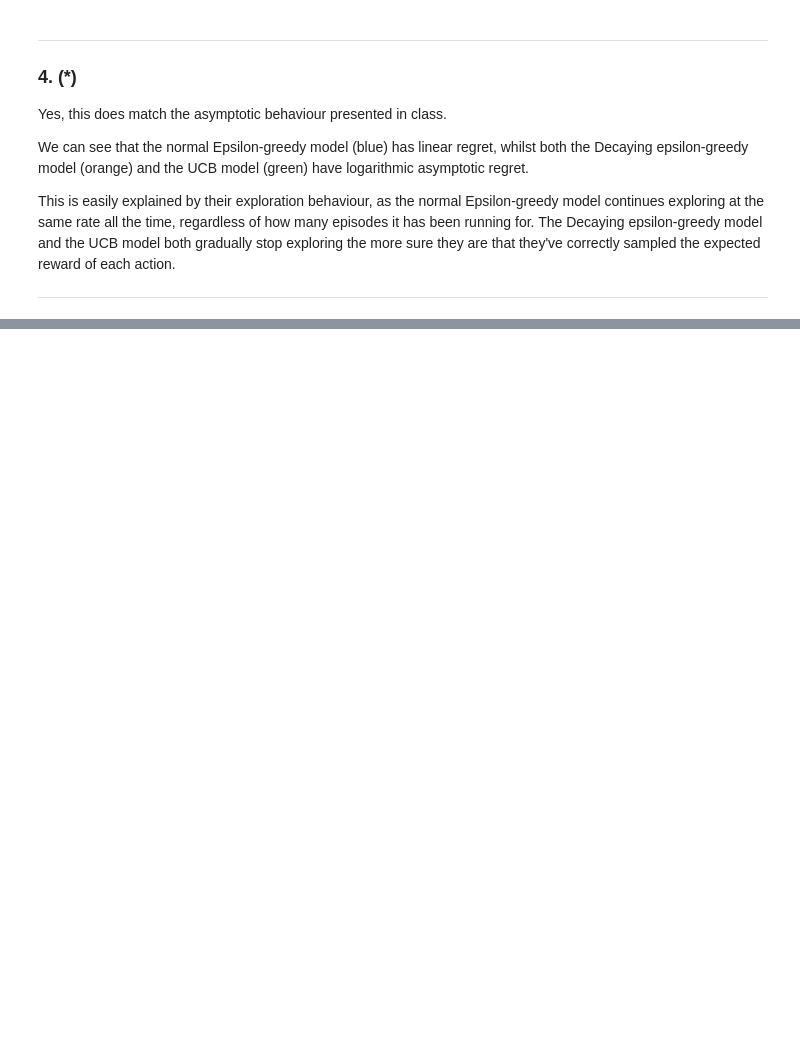
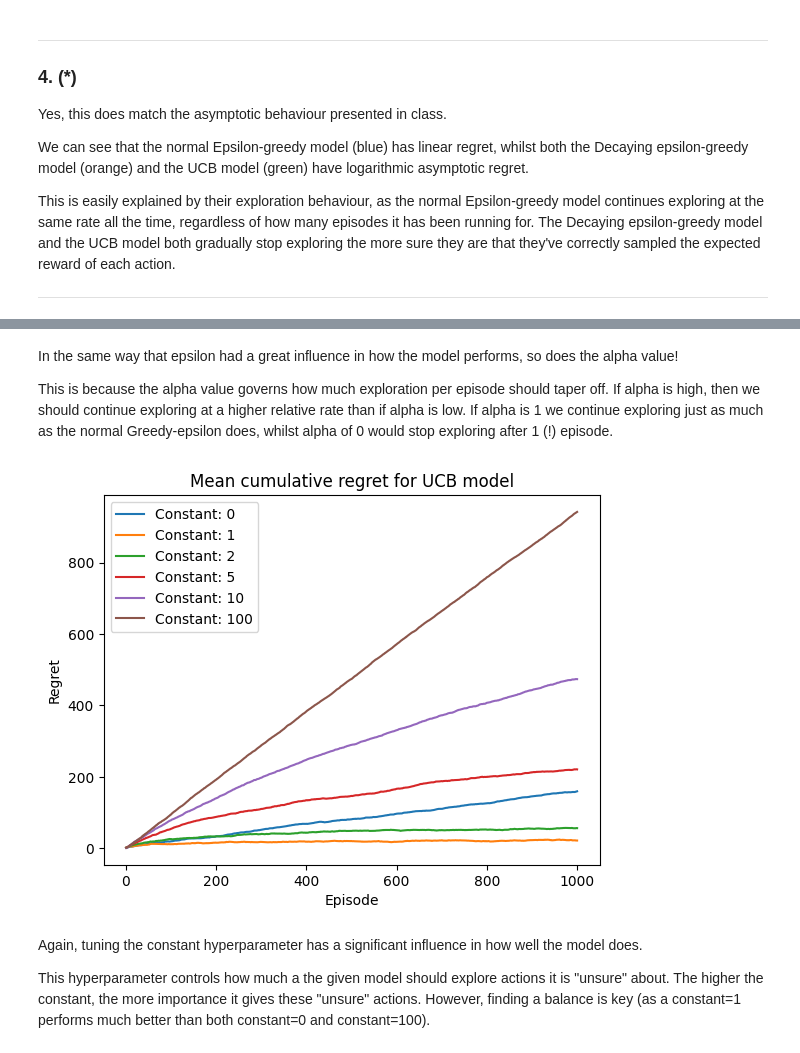
Before and after one commit to RunarFosse/INF368A-Problems, a Jupyter notebook: Problem 1/Report.ipynb, the cells around one changed output, grey strips where cells are left out. Saved outputs shown, nothing was run; the diff lists cells and outputs as text; code cells hidden in the pictures; blank space fills up the shorter version.

```diff
--- a/Problem 1/Report.ipynb
+++ b/Problem 1/Report.ipynb
@@ -140,0 +219,44 @@ This is easily explained by their exploration behaviour, as the normal Epsilon-g
+# %% [markdown]
+In the same way that epsilon had a great influence in how the model performs, so does the alpha value!
+
+This is because the alpha value governs how much exploration per episode should taper off. If alpha is high, then we should continue exploring at a higher relative rate than if alpha is low. If alpha is 1 we continue exploring just as much as the normal Greedy-epsilon does, whilst alpha of 0 would stop exploring after 1 (!) episode.
+# %%
+# Train several versions of UCB with differing c values
+constants = [0, 1, 2, 5, 10, 100]
+
+constant_tuned_mean_cumulative_regrets = {}
+for constant in constants:
+    constant_tuned_mean_cumulative_regrets[constant] = [0] * episodes
+    for _ in range(experiments):
+        agent = UCB(constant=constant)
+        observation, reward, terminated, truncated, info = env.reset()
+
+        cumulative_reward = 0
+        for episode in range(1, episodes+1):
+            action = agent.sample(episode)
+            observation, reward, terminated, truncated, info = env.step(action)
+
+            agent.update(action, reward)
+
+            cumulative_reward += reward
+            constant_tuned_mean_cumulative_regrets[constant][episode-1] += (episode * env.means[env.get_optimal_action()] - cumulative_reward) / experiments
+
+            if terminated or truncated:
+                observation, reward, terminated, truncated, info = env.reset()
+# %%
+# Plot the different cumulative regret values for each respective alpha value
+for constant, regrets in constant_tuned_mean_cumulative_regrets.items():
+    plt.plot(np.arange(1, episodes+1), regrets, label="Constant: " + str(constant))
+
+plt.title("Mean cumulative regret for UCB model")
+plt.xlabel("Episode")
+plt.ylabel("Regret")
+
+plt.legend()
+plt.show()
+# %% [output]
+[figure, added]
+# %% [markdown]
+Again, tuning the constant hyperparameter has a significant influence in how well the model does.
+
+This hyperparameter controls how much a the given model should explore actions it is "unsure" about. The higher the constant, the more importance it gives these "unsure" actions. However, finding a balance is key (as a constant=1 performs much better than both constant=0 and constant=100).
```
Also changed, not shown: parts of 11 cells of this notebook.
